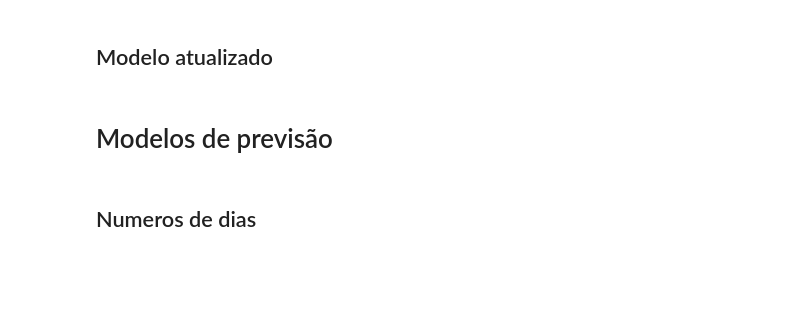
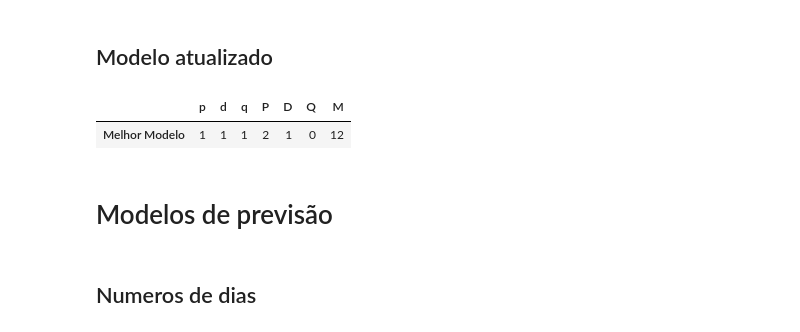
Before and after one commit to TheTchesko/Mestre-Tchesko, a Jupyter notebook: Modelos em Python/Modelos ARIMA.ipynb, the cells around one changed output. Drawn from its saved outputs; the diff is of its cells as text; code cells hidden in the pictures; blank space fills up the shorter version.

```diff
--- a/Modelos em Python/Modelos ARIMA.ipynb
+++ b/Modelos em Python/Modelos ARIMA.ipynb
@@ -431,13 +469,16 @@ adf_test.should_diff(endog)
 # %% [markdown]
 ## Modelo atualizado
 # %%
-# arima = str(stepwise_fit)
-# best= pd.DataFrame({'p' : [arima[7]],
-# 'd':[arima[9]],'q':[arima[11]],
-# 'P' : [arima[14]],'D':[arima[16]],'Q':[arima[18]],'M':[arima[21]+arima[22]]},
-# index=['Melhor Modelo'],)
-# best.to_excel('best.xlsx')
-# best
+arima = str(stepwise_fit)
+best= pd.DataFrame({'p' : [arima[7]],
+'d':[arima[9]],'q':[arima[11]],
+'P' : [arima[14]],'D':[arima[16]],'Q':[arima[18]],'M':[arima[21]+arima[22]]},
+index=['Melhor Modelo'],)
+best.to_excel('best.xlsx')
+best
+# %% [output]
+|  | p | d | q | P | D | Q | M |
+| Melhor Modelo | 1 | 1 | 1 | 2 | 1 | 0 | 12 |
 # %%
 # arima = str(stepwise_fit)
 # best= pd.DataFrame({'p' : [arima[7]],
```
Also changed, not shown: parts of 10 cells of this notebook, 31 other files.
